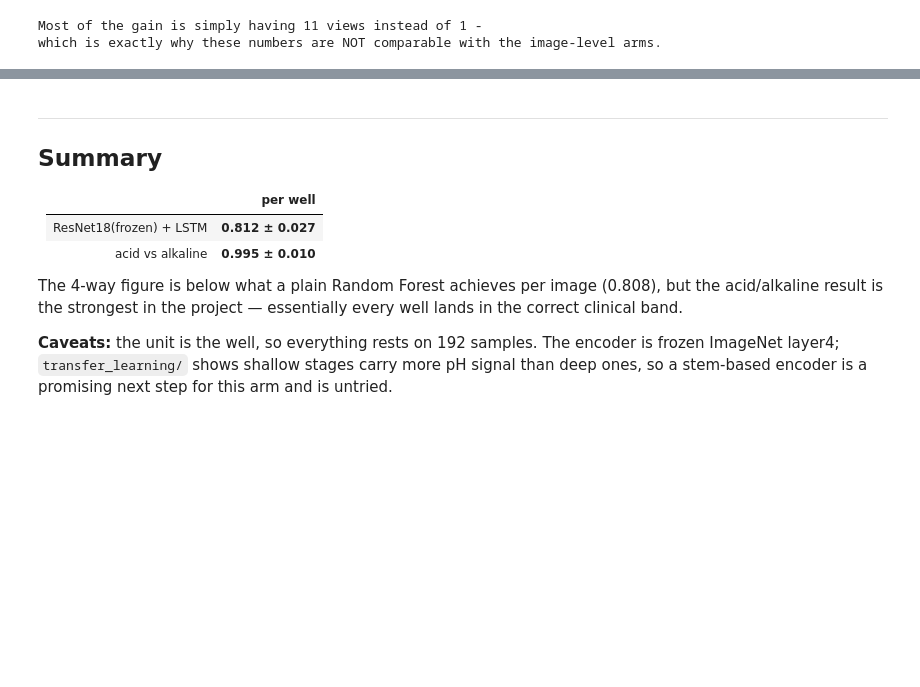
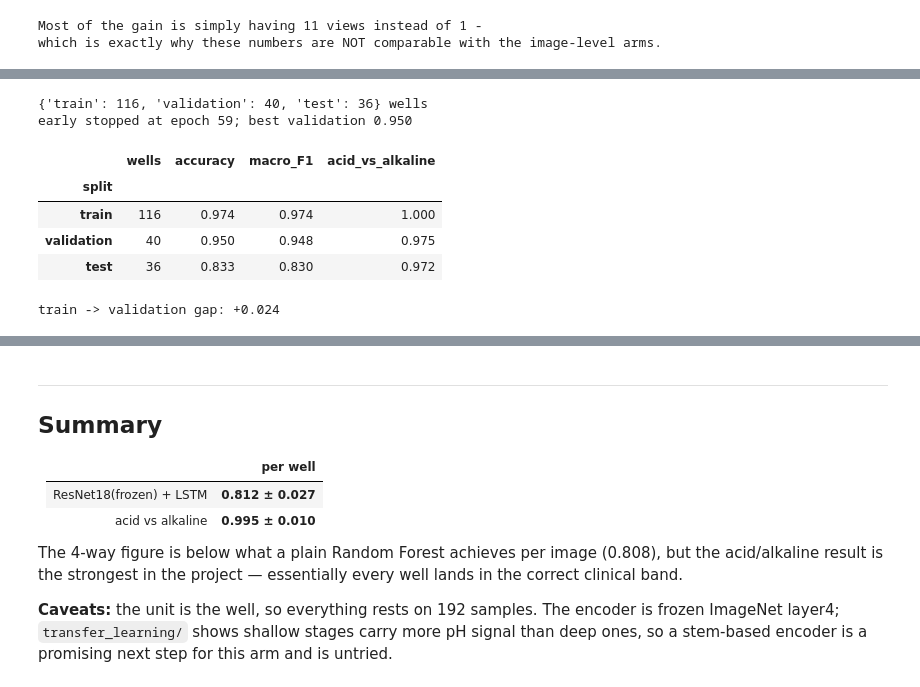
Before and after one commit to cherie-dips/MLPR_Project, a Jupyter notebook: lstm/lstm_sequence_model.ipynb, the cells around one changed output, grey strips where cells are left out. Saved outputs shown, nothing was run; the diff lists cells and outputs as text; code cells hidden in the pictures; blank space fills up the shorter version.

```diff
--- a/lstm/lstm_sequence_model.ipynb
+++ b/lstm/lstm_sequence_model.ipynb
@@ -215,0 +223,53 @@ which is exactly why these numbers are NOT comparable with the image-level arms.
+# %%
+import pandas as pd
+from IPython.display import display
+
+sp_of={}
+for r in rows: sp_of[(int(r["pH"]),int(r["well"]))]=r["split"]
+split_arr=np.array([sp_of[k] for k in keys])
+masks={"train":split_arr=="train","validation":split_arr=="val","test":split_arr=="test"}
+print({k:int(v.sum()) for k,v in masks.items()}, "wells")
+
+def loader(mask,shuffle=False):
+    idx=np.where(mask)[0]
+    return DataLoader(DS([X[i] for i in idx],Y[idx]),16,shuffle=shuffle,collate_fn=collate)
+
+m=LSTMClf().to(dev)
+opt=torch.optim.AdamW(m.parameters(),lr=1e-3,weight_decay=1e-3)
+crit=nn.CrossEntropyLoss(label_smoothing=0.05)
+dl_tr=loader(masks["train"],True); dl_va=loader(masks["validation"])
+best=(-1,None); bad=0; hist=[]
+for ep in range(200):
+    m.train(); c=0;n=0
+    for x,l,yy in dl_tr:
+        x,yy=x.to(dev),yy.to(dev)
+        opt.zero_grad(); out=m(x,l); loss=crit(out,yy); loss.backward(); opt.step()
+        c+=(out.argmax(1)==yy).sum().item(); n+=yy.size(0)
+    pv,tv=evaluate(m,dl_va); va=accuracy_score(tv,pv); hist.append((c/n,va))
+    if va>best[0]: best=(va,copy.deepcopy(m.state_dict())); bad=0
+    else: bad+=1
+    if bad>=25: break
+m.load_state_dict(best[1])
+print(f"early stopped at epoch {len(hist)}; best validation {best[0]:.3f}")
+# %% [output]
+{'train': 116, 'validation': 40, 'test': 36} wells
+early stopped at epoch 59; best validation 0.950
+# %%
+CMs={}; table=[]
+for name,mask in masks.items():
+    p,t=evaluate(m,loader(mask))
+    CMs[name]=confusion_matrix(t,p,labels=range(4))
+    table.append(dict(split=name, wells=int(mask.sum()),
+                      accuracy=accuracy_score(t,p),
+                      macro_F1=f1_score(t,p,average="macro"),
+                      acid_vs_alkaline=accuracy_score(t>=2,p>=2)))
+df=pd.DataFrame(table).set_index("split").round(3)
+display(df)
+print(f"train -> validation gap: {df.loc['train','accuracy']-df.loc['validation','accuracy']:+.3f}")
+# %% [output]
+|  | wells | accuracy | macro_F1 | acid_vs_alkaline |
+| split |  |  |  |  |
+| train | 116 | 0.974 | 0.974 | 1.000 |
+| validation | 40 | 0.950 | 0.948 | 0.975 |
+| test | 36 | 0.833 | 0.830 | 0.972 |
+train -> validation gap: +0.024
```
Also changed, not shown: parts of 3 cells of this notebook, 5 other files.
